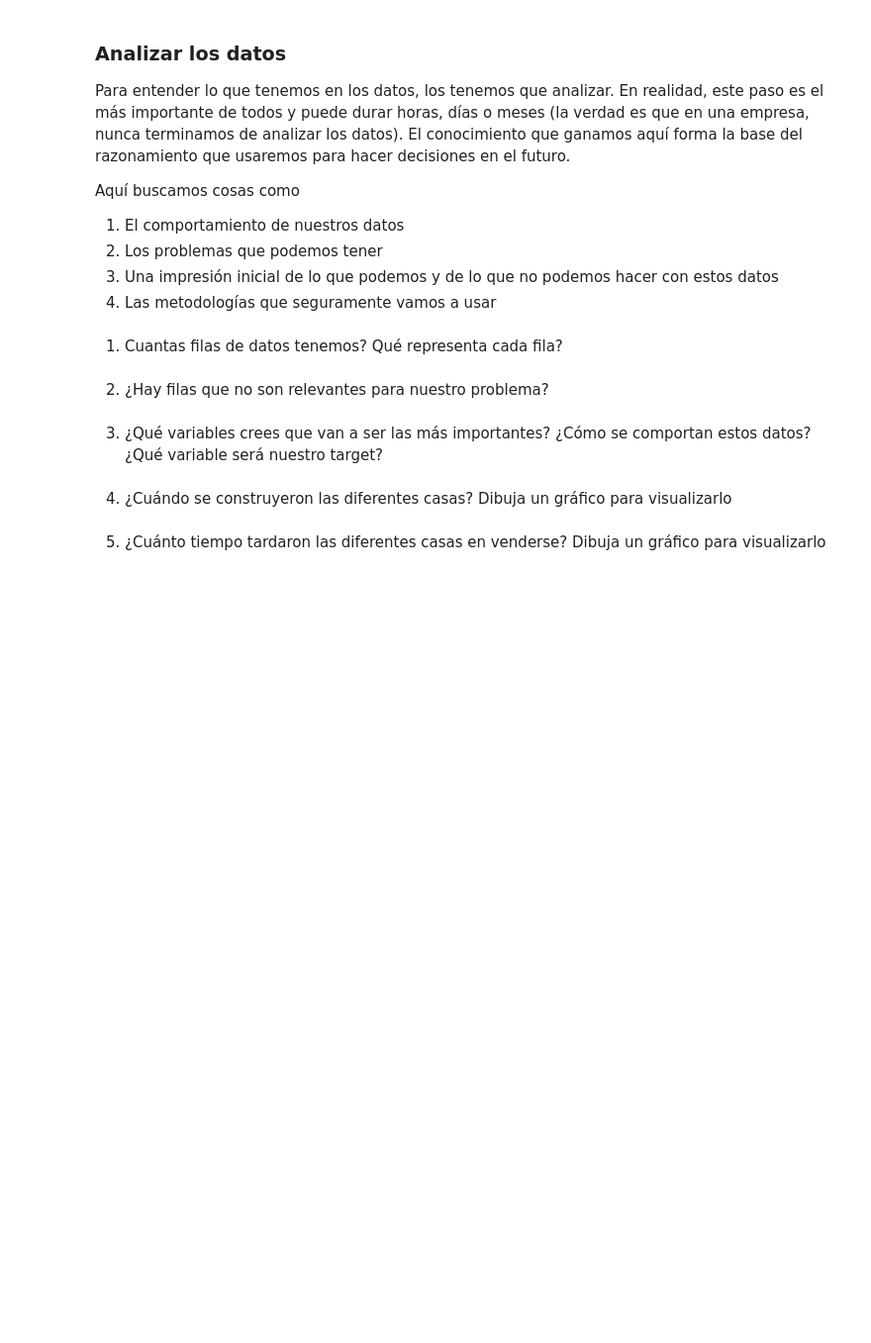
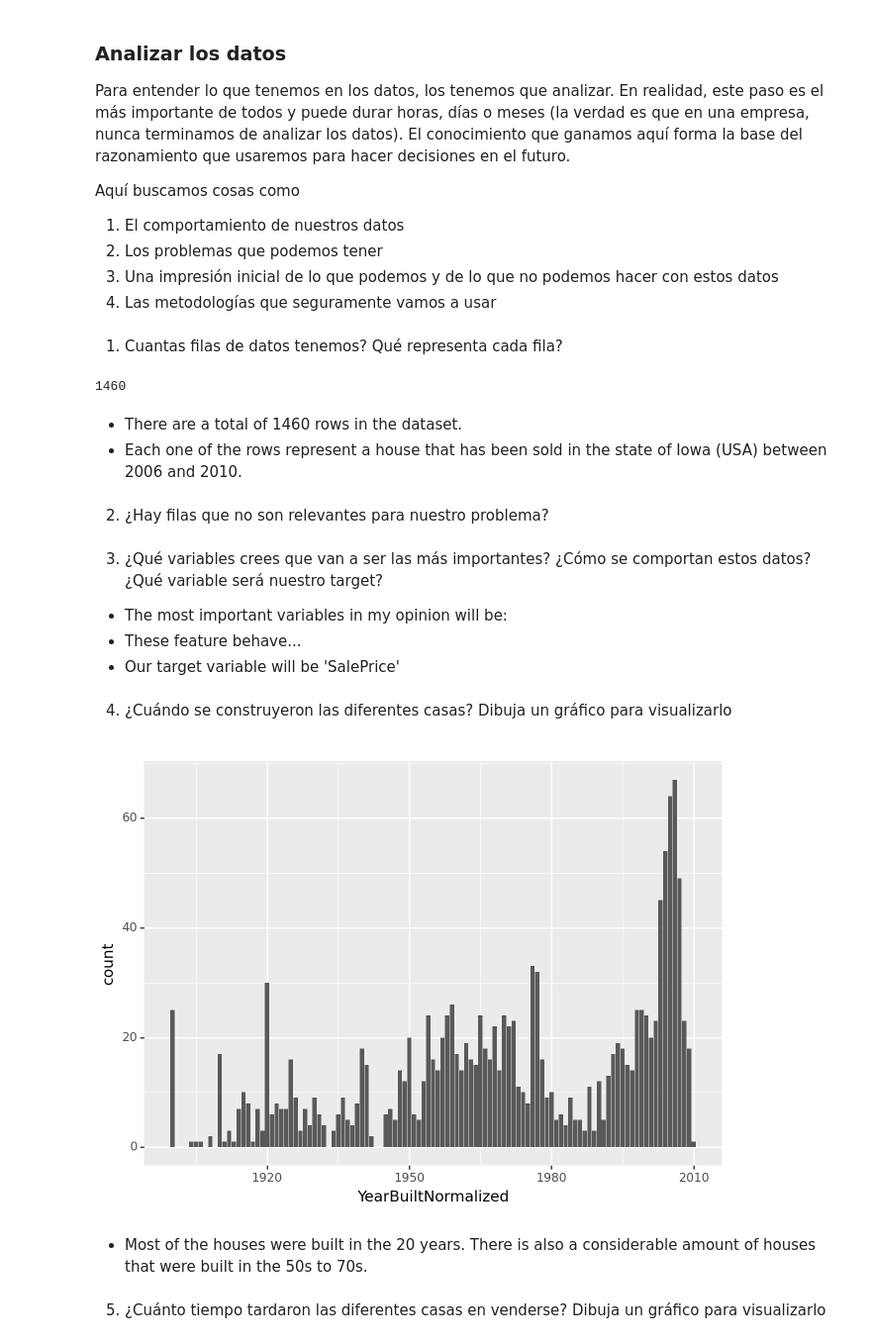
Before and after one commit to TehWeifu/IABD, a Jupyter notebook: SistemasDeAprendizajeAutomatico/Andreas/Project/primer-ejercicio/entregable/entregable-JBSL.ipynb, the cells around one changed output. Shown at 99% size. Cells and saved outputs as stored; diff of their text form; code cells hidden in the pictures; blank space fills up the shorter version.

```diff
--- a/SistemasDeAprendizajeAutomatico/Andreas/Project/primer-ejercicio/entregable/entregable-JBSL.ipynb
+++ b/SistemasDeAprendizajeAutomatico/Andreas/Project/primer-ejercicio/entregable/entregable-JBSL.ipynb
@@ -159,11 +177,33 @@ Aquí buscamos cosas como
 4. Las metodologías que seguramente vamos a usar
 # %% [markdown]
 1. Cuantas filas de datos tenemos? Qué representa cada fila?
+# %%
+row_count = house_data.shape[0]
+row_count
+# %% [output]
+1460
+# %% [markdown]
+- There are a total of 1460 rows in the dataset.
+- Each one of the rows represent a house that has been sold in the state of Iowa (USA) between 2006 and 2010.
 # %% [markdown]
 2. ¿Hay filas que no son relevantes para nuestro problema?
 # %% [markdown]
 3. ¿Qué variables crees que van a ser las más importantes? ¿Cómo se comportan estos datos? ¿Qué variable será nuestro target?
+- The most important variables in my opinion will be:
+- These feature behave...
+- Our target variable will be 'SalePrice'
 # %% [markdown]
 4. ¿Cuándo se construyeron las diferentes casas? Dibuja un gráfico para visualizarlo
+# %%
+house_data['YearBuiltNormalized'] = house_data['YearBuilt'].where(house_data['YearBuilt'] >= 1900, 1900)
+plot = (
+        pn.ggplot(house_data, pn.aes('YearBuiltNormalized')) +
+        pn.geom_bar()
+)
+plot.draw()
+# %% [output]
+[figure, added]
+# %% [markdown]
+- Most of the houses were built in the 20 years. There is also a considerable amount of houses that were built in the 50s to 70s.
 # %% [markdown]
 5. ¿Cuánto tiempo tardaron las diferentes casas en venderse? Dibuja un gráfico para visualizarlo
```
Also changed, not shown: parts of 5 cells of this notebook, 3 other files.
